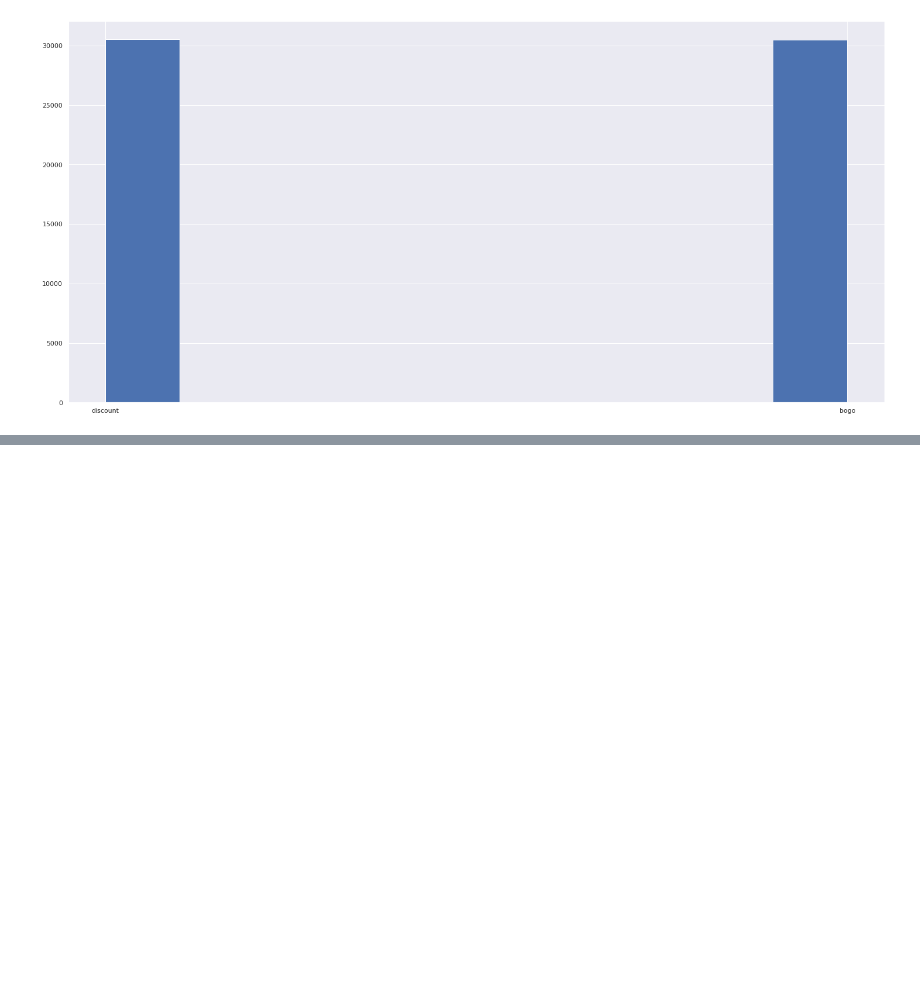
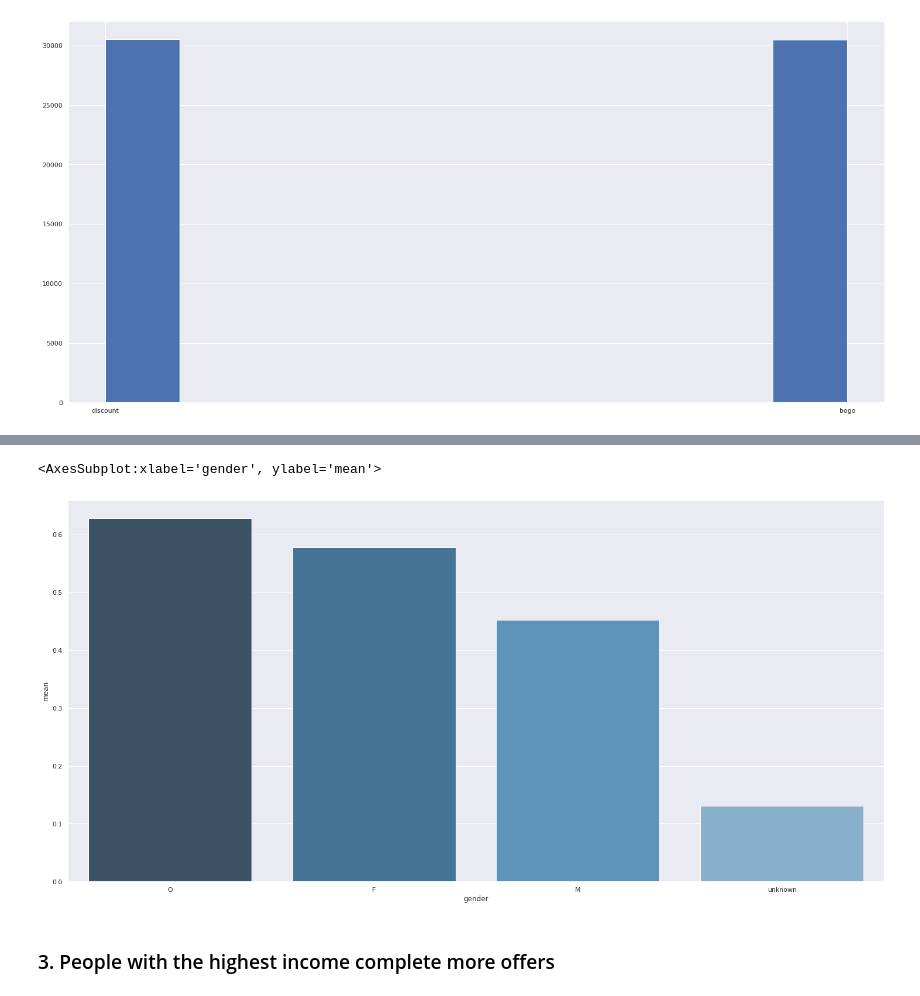
Before and after one commit to tadeucbm/Starbucks-Capstone, a Jupyter notebook: offer_predict.ipynb, the cells around one changed output, grey strips where cells are left out. Saved outputs shown, nothing was run; the diff lists cells and outputs as text; code cells hidden in the pictures; blank space fills up the shorter version.

```diff
--- a/offer_predict.ipynb
+++ b/offer_predict.ipynb
@@ -381,0 +465,2 @@ df4['offer_type'].hist();
+# %%
+aux = df4[['gender', 'consciously_complete']].groupby('gender').agg(['sum', 'count', 'mean']).consciously_complete.reset_index().sort_values(by='mean', ascending=False)
@@ -381,0 +475,8 @@ df4['offer_type'].hist();
+# %%
+palettes = sns.color_palette('Blues_d', n_colors=4)[::-1]
+sns.barplot(x=aux['gender'], y=aux['mean'], palette=palettes)
+# %% [output]
+<AxesSubplot:xlabel='gender', ylabel='mean'>
+[figure, added]
+# %% [markdown]
+### 3. People with the highest income complete more offers
```
Also changed, not shown: parts of 62 cells of this notebook, 4 other files.
